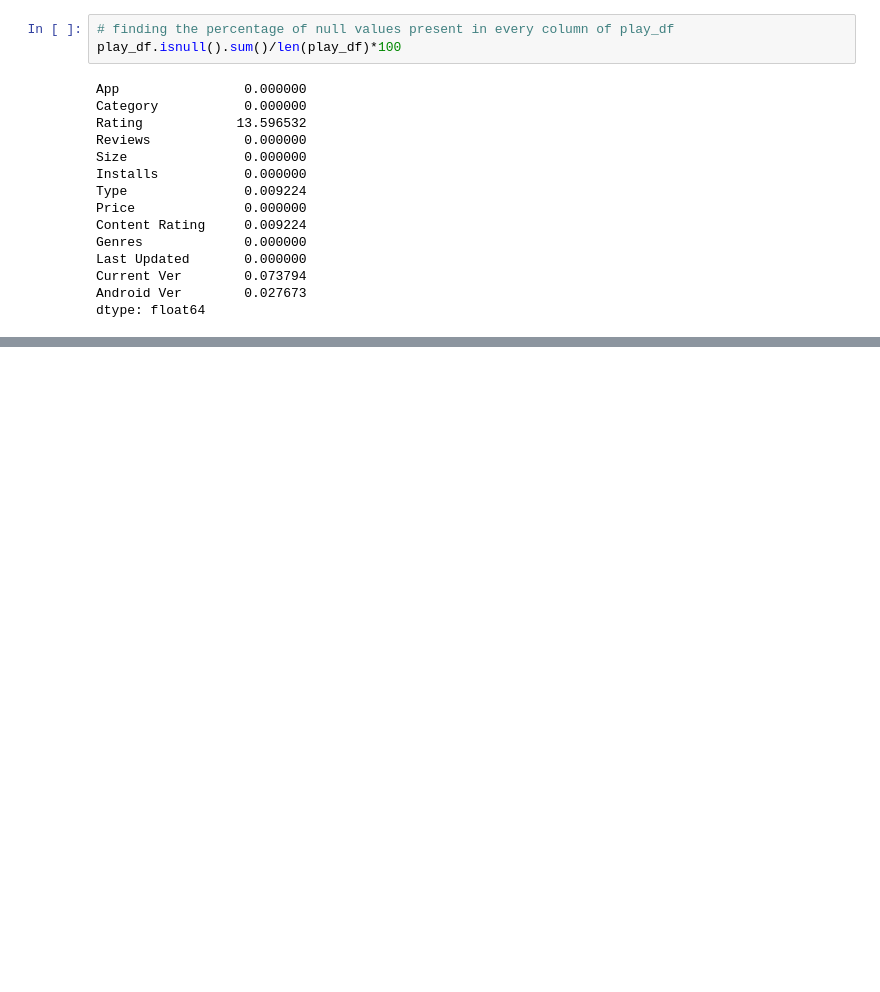
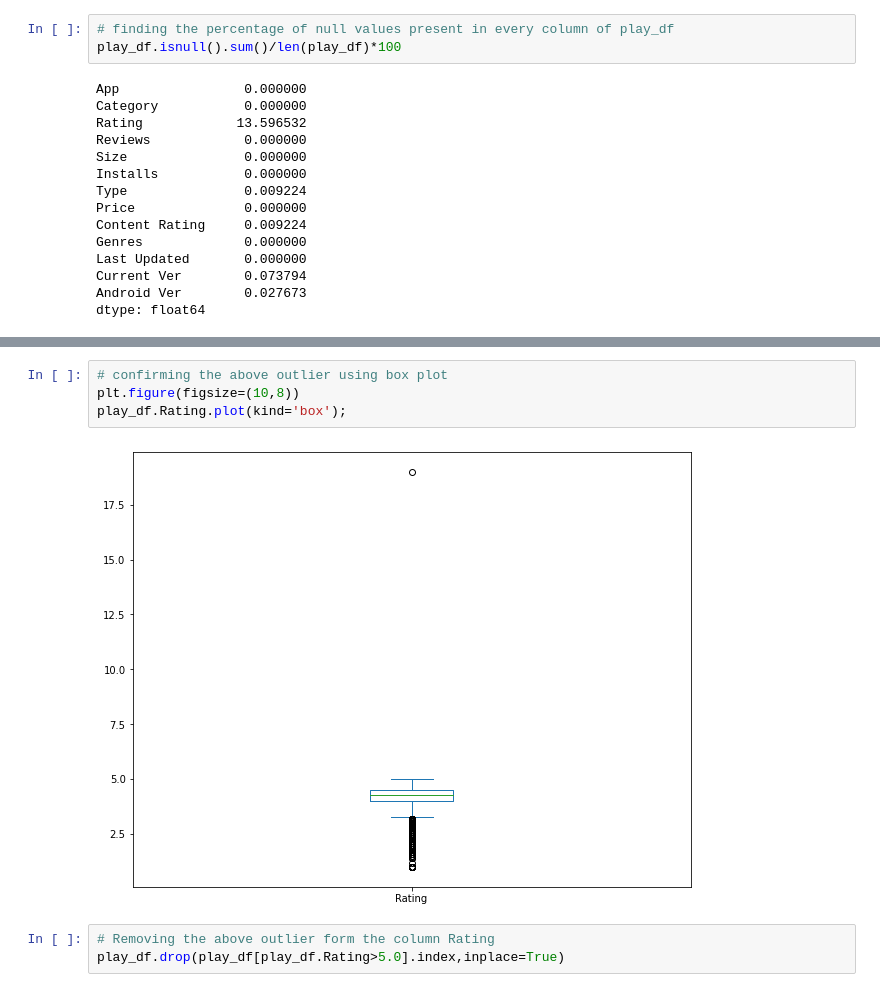
Before and after one commit to amol004/Google-Play-Store-EDA, a Jupyter notebook: Capstone_project_Google_play_store_review_analysis_(EDA)_Notebook_{Amol_Thakur}.ipynb, the cells around one changed output, grey strips where cells are left out. Cells and saved outputs as stored; diff of their text form; blank space fills up the shorter version.

```diff
--- a/Capstone_project_Google_play_store_review_analysis_(EDA)_Notebook_{Amol_Thakur}.ipynb
+++ b/Capstone_project_Google_play_store_review_analysis_(EDA)_Notebook_{Amol_Thakur}.ipynb
@@ -204,0 +221,9 @@ dtype: float64
+# %%
+# confirming the above outlier using box plot
+plt.figure(figsize=(10,8))
+play_df.Rating.plot(kind='box');
+# %% [output]
+[figure, added]
+# %%
+# Removing the above outlier form the column Rating
+play_df.drop(play_df[play_df.Rating>5.0].index,inplace=True)
```
Also changed, not shown: parts of 16 cells of this notebook.
